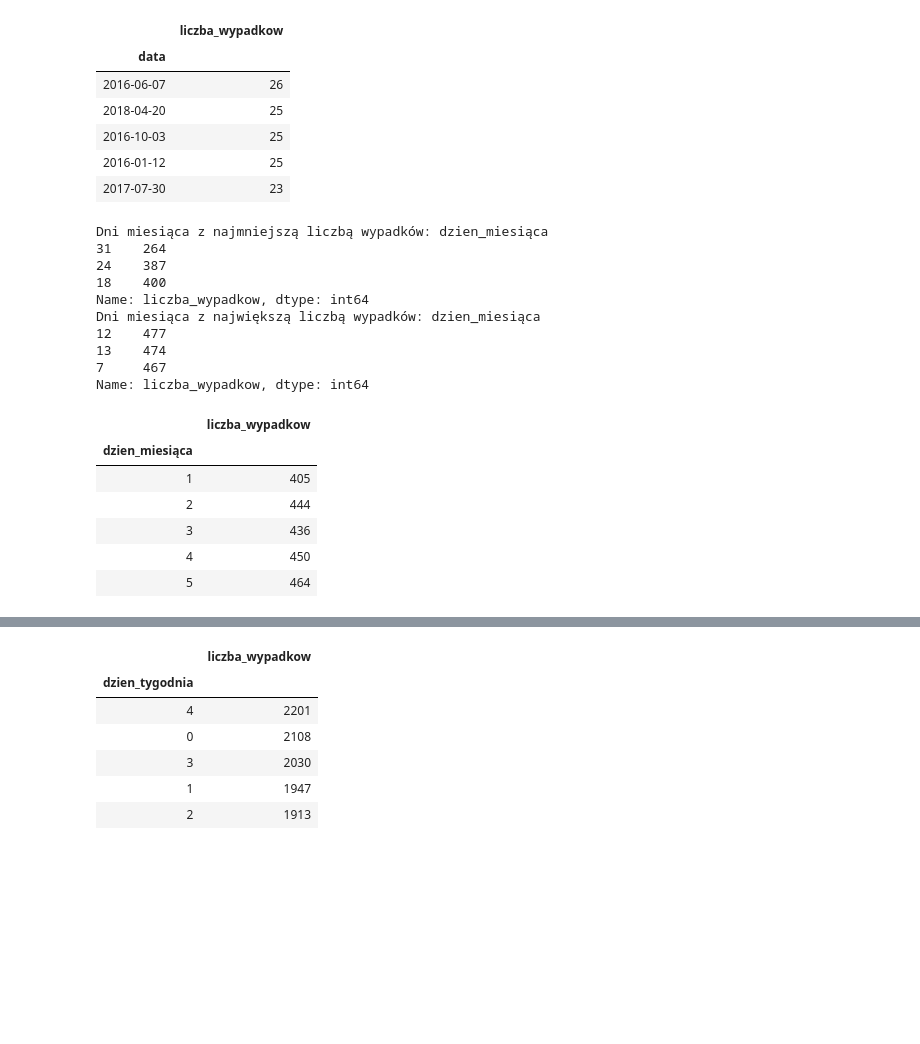
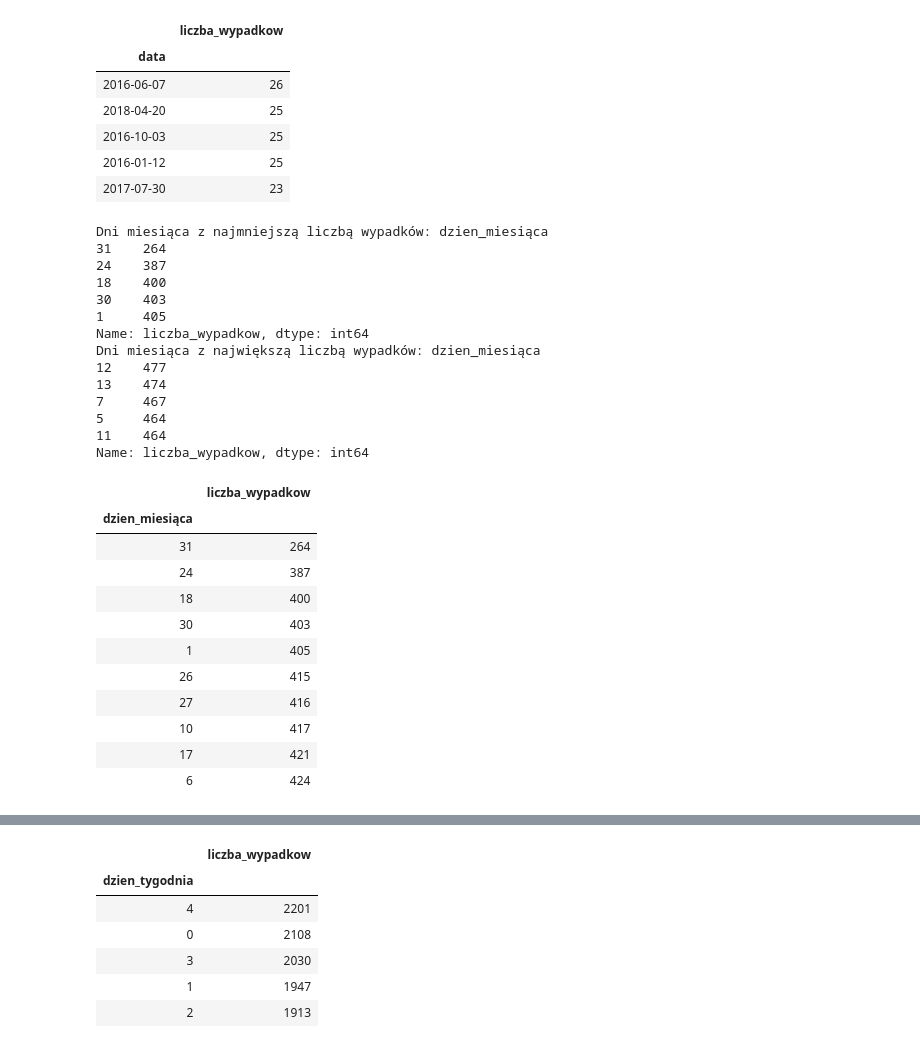
Before and after one commit to KGorczyca/Car_accidents, a Jupyter notebook: analiza_cz2.ipynb, the cells around one changed output, grey strips where cells are left out. Cells and saved outputs as stored; diff of their text form; code cells hidden in the pictures; blank space fills up the shorter version.

```diff
--- a/analiza_cz2.ipynb
+++ b/analiza_cz2.ipynb
@@ -164,32 +172,41 @@ dane.groupby(['data']).agg({'liczba_wypadkow':'sum'}).sort_values(by='liczba_wyp
 # %%
 #liczba wypadków wg dnia miesiąca
 
 dzien_mies = (dane
     .groupby(['dzien_miesiąca'])
     .agg({'liczba_wypadkow':'sum'})
-    .sort_values(by='dzien_miesiąca'))
+    .sort_values(by='liczba_wypadkow'))
 
-print(f"Dni miesiąca z najmniejszą liczbą wypadków: {dzien_mies['liczba_wypadkow'].nsmallest(3)}")
-print(f"Dni miesiąca z największą liczbą wypadków: {dzien_mies['liczba_wypadkow'].nlargest(3)}")
-dzien_mies.head()
+print(f"Dni miesiąca z najmniejszą liczbą wypadków: {dzien_mies['liczba_wypadkow'].nsmallest(5)}")
+print(f"Dni miesiąca z największą liczbą wypadków: {dzien_mies['liczba_wypadkow'].nlargest(5)}")
+dzien_mies.head(10)
 # %% [output]
 Dni miesiąca z najmniejszą liczbą wypadków: dzien_miesiąca
 31    264
 24    387
 18    400
+30    403
+1     405
 Name: liczba_wypadkow, dtype: int64
 Dni miesiąca z największą liczbą wypadków: dzien_miesiąca
 12    477
 13    474
 7     467
+5     464
+11    464
 Name: liczba_wypadkow, dtype: int64
 |  | liczba_wypadkow |
 | dzien_miesiąca |  |
+| 31 | 264 |
+| 24 | 387 |
+| 18 | 400 |
+| 30 | 403 |
 | 1 | 405 |
-| 2 | 444 |
-| 3 | 436 |
-| 4 | 450 |
-| 5 | 464 |
+| 26 | 415 |
+| 27 | 416 |
+| 10 | 417 |
+| 17 | 421 |
+| 6 | 424 |
 # %%
 #zróbmy prosty wykres
 
```
Also changed, not shown: parts of 23 cells of this notebook.
